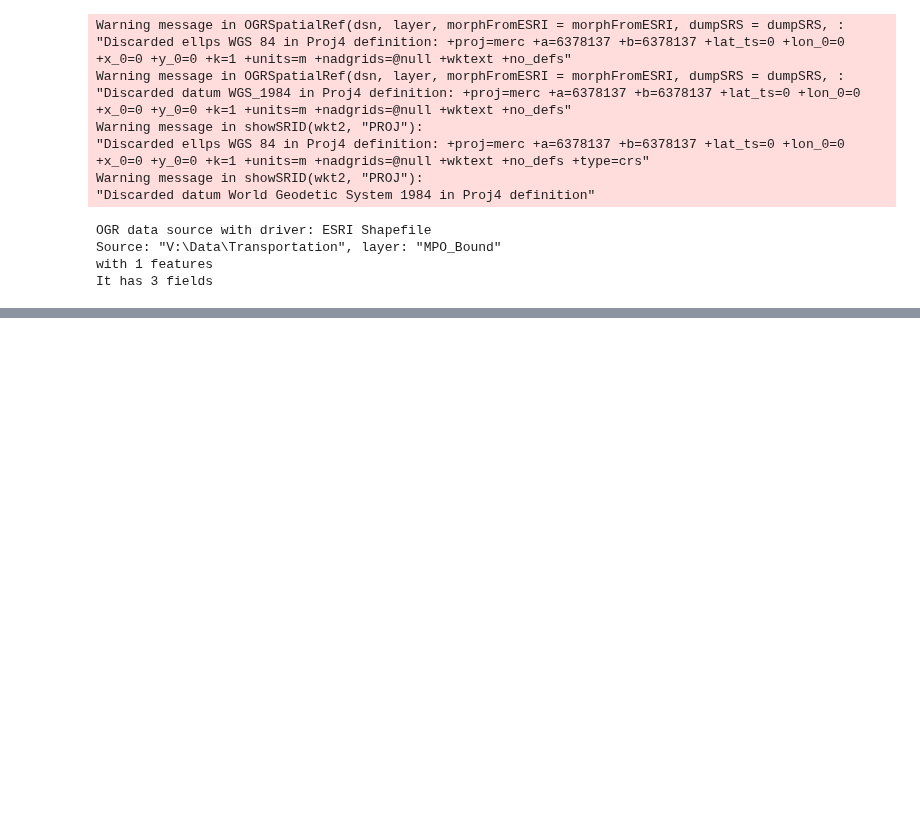
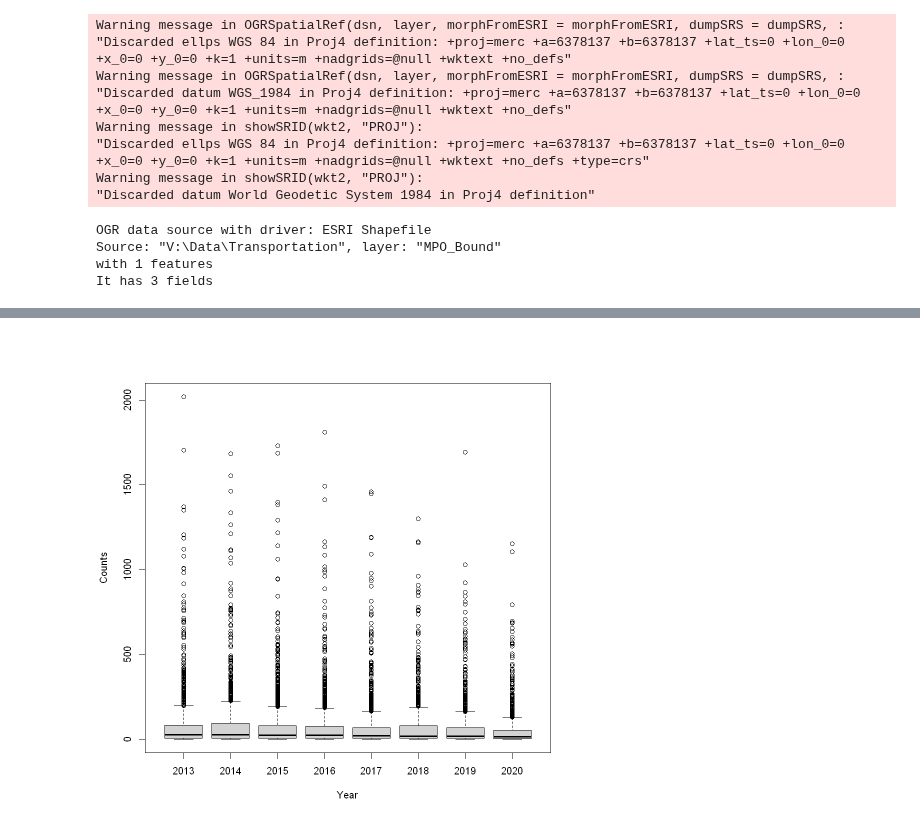
Before and after one commit to dongmeic/BikeCounting, a Jupyter notebook: BikeCounts/Explore_Bikes_On_Buses.ipynb, the cells around one changed output, grey strips where cells are left out. Saved outputs shown, nothing was run; the diff lists cells and outputs as text; code cells hidden in the pictures; blank space fills up the shorter version.

```diff
--- a/BikeCounts/Explore_Bikes_On_Buses.ipynb
+++ b/BikeCounts/Explore_Bikes_On_Buses.ipynb
@@ -104,0 +138,2 @@ points(spdf$longitude, spdf$latitude, cex=spdf$qty/50)
+# %%
+outdata <- aggregate(x=list(Counts = data$qty), by=list(Year = year(data$date), Location = data$stop_name), FUN=sum)
@@ -104,0 +142,2 @@ points(spdf$longitude, spdf$latitude, cex=spdf$qty/50)
+# %%
+outdata <- merge(outdata, locdata, by = 'Location')
@@ -104,0 +148,4 @@ points(spdf$longitude, spdf$latitude, cex=spdf$qty/50)
+# %%
+outdata <- outdata[rev(order(outdata$Counts)),]
+# %%
+sdata <- outdata[!grepl(paste(c("Springfield Station, Bay", "Eugene Station, Bay"),collapse = "|"), outdata$Location),]
@@ -104,0 +164,5 @@ points(spdf$longitude, spdf$latitude, cex=spdf$qty/50)
+# %%
+options(repr.plot.width=8, repr.plot.height=8)
+boxplot(Counts~Year,data=sdata)
+# %% [output]
+[figure, added]
```
Also changed, not shown: parts of 21 cells of this notebook, 4 other files.
